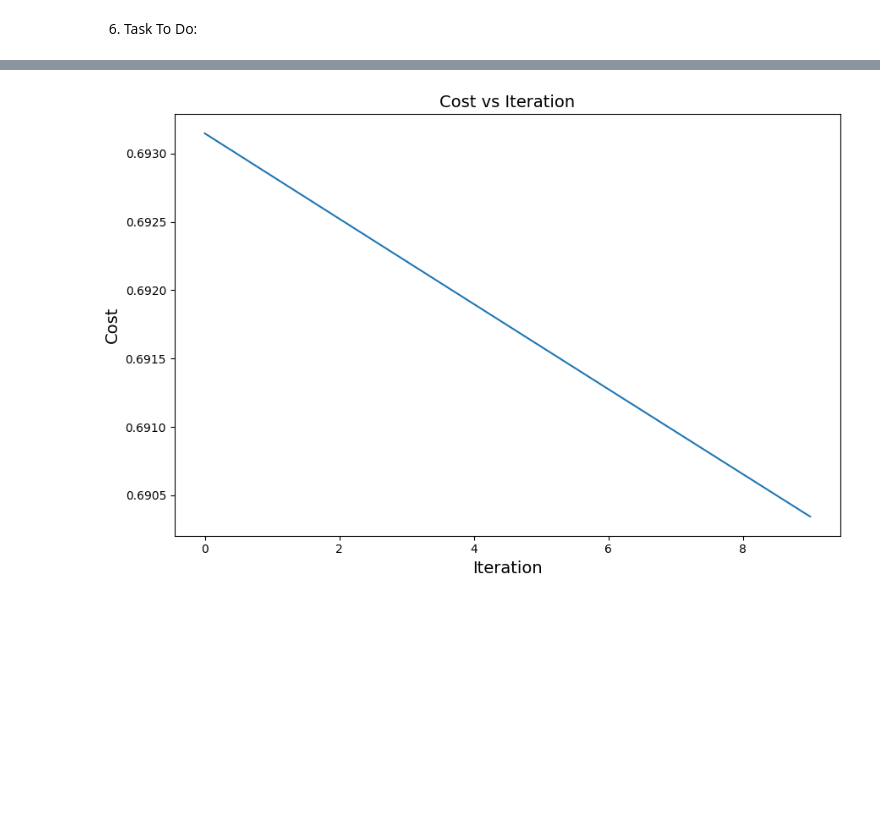
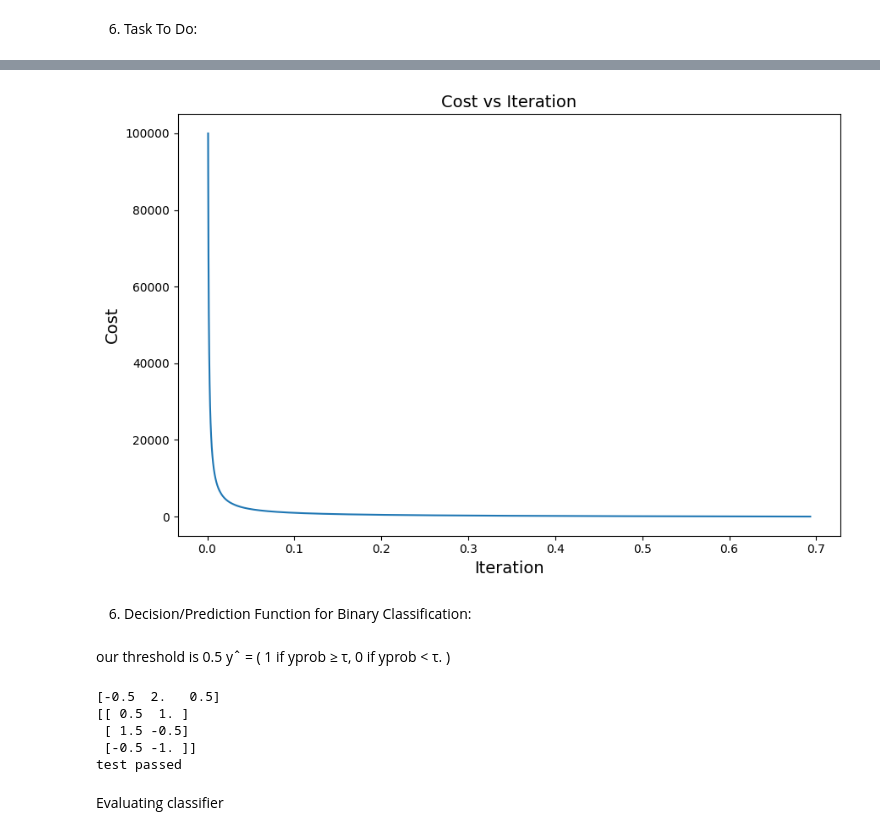
Before and after one commit to budhathoki10/Concept_and_Technology_of_AI, a Jupyter notebook: Worksheet_6_part1.ipynb, the cells around one changed output, grey strips where cells are left out. Drawn from its saved outputs; the diff is of its cells as text; code cells hidden in the pictures; blank space fills up the shorter version.

```diff
--- a/Worksheet_6_part1.ipynb
+++ b/Worksheet_6_part1.ipynb
@@ -199,7 +192,7 @@ def compute_gradient(X,Y,W,B):
   y_pred= 1/(1+np.exp(-Z))
   error= y_pred -Y
   dot_product= np.dot(X.T ,error)
-  grad_W= (((dot_product)))/M
+  grad_W= np.sum(dot_product)/M
 
   grad_B= (np.sum(error))/M
   return grad_W, grad_B
@@ -216,7 +209,7 @@ try:
   grad_w, grad_b = compute_gradient(X, Y,W, B)
   print("Gradients computed successfully.")
   print(f"grad_w: {grad_w}")
-  print(f"grad_b: {grad_b:.4f}")
+  print(f"grad_b: {grad_b}")
 except AssertionError as e:
   print(f"Assertion error: {e}")
 # %% [output]
@@ -264,8 +257,8 @@ y = np.array([1, 0])
 w = np.zeros(x.shape[1])
 print(w)
 b= 0.0
-alpha= 0.1
-n_iter= 10
+alpha= 0.5
+n_iter= 100000
 
 w_update, b_update , cost_history,params_history,i_values= gradient_descent(x,y,w,b,alpha,n_iter)
 print("\nFinal parameters:")
@@ -328,11 +299,51 @@ difference in cost function 0.0003
 All tests passed!
 # %%
 plt.figure(figsize = (9, 6))
-plt.plot(cost_history)
+plt.plot(cost_history,i_values)
 plt.xlabel("Iteration", fontsize = 14)
 plt.ylabel("Cost", fontsize = 14)
 plt.title("Cost vs Iteration", fontsize = 14)
 plt.tight_layout()
 plt.show()
 # %% [output]
-[figure, old version]
+[figure, new version]
+# %% [markdown]
+6. Decision/Prediction Function for Binary Classification:
+# %% [markdown]
+our threshold is 0.5
+yˆ =
+(
+1 if yprob ≥ τ,
+0 if yprob < τ.
+)
+# %%
+def prediction(X,W,B,threshold=0.5):
+  Z= np.dot(X,W)+B
+  print(Z)
+  print(X)
+  y_test_prob= 1/(1+np.exp(-Z))
+  y_pred = (y_test_prob >= threshold).astype(int)
+  # as type(int) gives the true or false if true it is 1 and if false then 0
+
+  return y_pred
+
+
+def test_predicition():
+  X_test = np.array([[0.5, 1.0], [1.5, -0.5], [-0.5, -1.0]]) # Shape (3, 2)
+  w_test = np.array([1.0, -1.0]) # Shape (2,)
+  b_test = 0.0 # Scalar bias
+  threshold= 0.5
+  expected_output = np.array([0, 1, 1])
+  y_pred = prediction(X_test, w_test, b_test, threshold)
+  assert np.array_equal(y_pred, expected_output), f"Expected {expected_output}, but got {y_pred}"
+
+  print("test passed")
+test_predicition()
+# %% [output]
+[-0.5  2.   0.5]
+[[ 0.5  1. ]
+ [ 1.5 -0.5]
+ [-0.5 -1. ]]
+test passed
+# %% [markdown]
+Evaluating classifier
```
Also changed, not shown: parts of 19 cells of this notebook.
